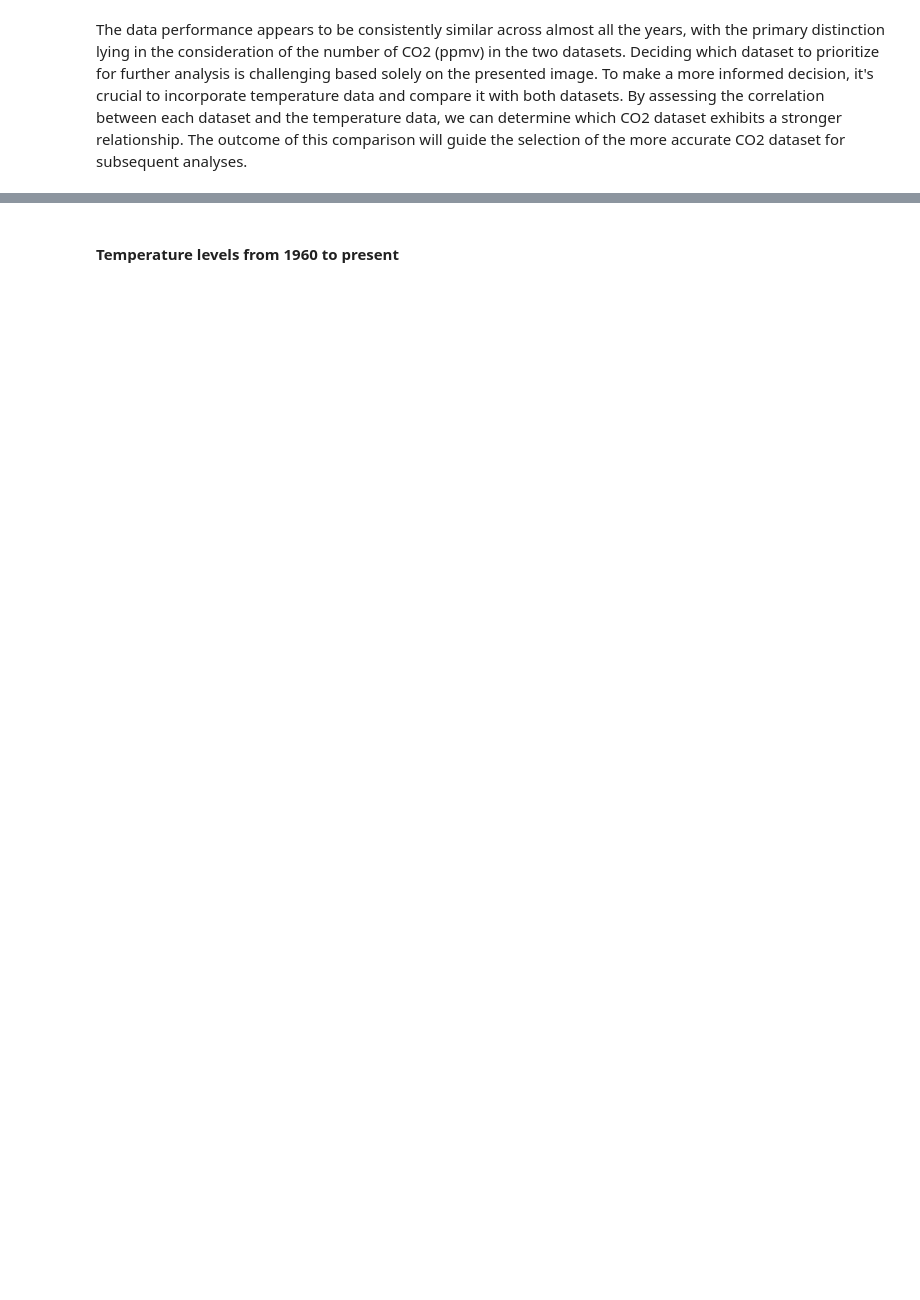
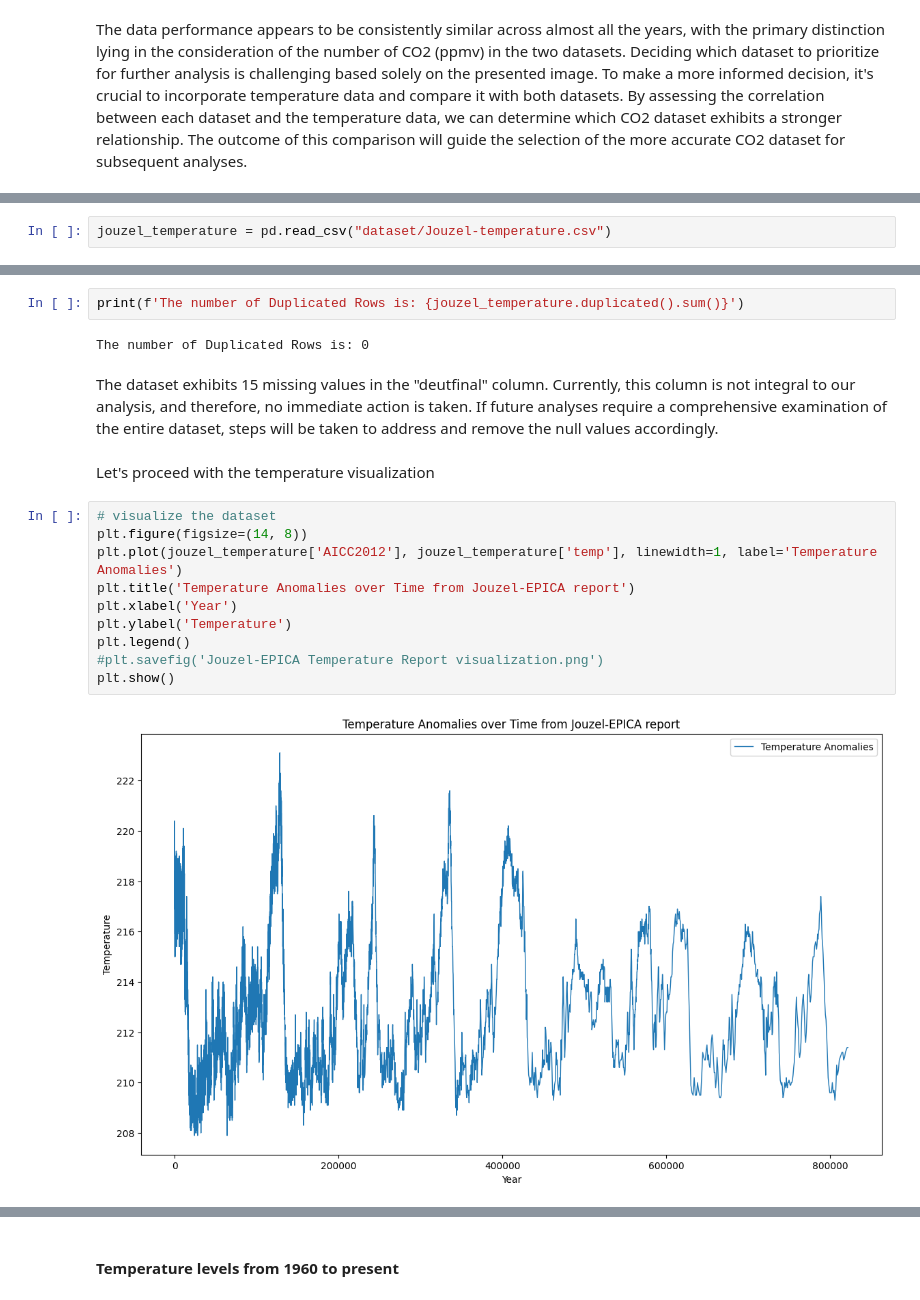
Before and after one commit to C-3sc0/Programming-for-Data-Analysis-Project, a Jupyter notebook: project2.ipynb, the cells around one changed output, grey strips where cells are left out. Drawn from its saved outputs; the diff is of its cells as text; blank space fills up the shorter version.

Commit message:
adding CO2 and Temp analysis for the last few years

```diff
--- a/project2.ipynb
+++ b/project2.ipynb
@@ -827,0 +496,2 @@ Text(0.5, 1.0, 'Atmospheric CO2 at Mauna Loa Observatory')
+# %%
+jouzel_temperature = pd.read_csv("dataset/Jouzel-temperature.csv")
@@ -827,0 +551,20 @@ Text(0.5, 1.0, 'Atmospheric CO2 at Mauna Loa Observatory')
+# %%
+print(f'The number of Duplicated Rows is: {jouzel_temperature.duplicated().sum()}')
+# %% [output]
+The number of Duplicated Rows is: 0
+# %% [markdown]
+The dataset exhibits 15 missing values in the "deutfinal" column. Currently, this column is not integral to our analysis, and therefore, no immediate action is taken. If future analyses require a comprehensive examination of the entire dataset, steps will be taken to address and remove the null values accordingly.
+# %% [markdown]
+Let's proceed with the temperature visualization
+# %%
+# visualize the dataset
+plt.figure(figsize=(14, 8))
+plt.plot(jouzel_temperature['AICC2012'], jouzel_temperature['temp'], linewidth=1, label='Temperature Anomalies')
+plt.title('Temperature Anomalies over Time from Jouzel-EPICA report')
+plt.xlabel('Year')
+plt.ylabel('Temperature')
+plt.legend()
+#plt.savefig('Jouzel-EPICA Temperature Report visualization.png')
+plt.show()
+# %% [output]
+[figure, added]
```
Also changed, not shown: parts of 105 cells of this notebook, 1 other file.
